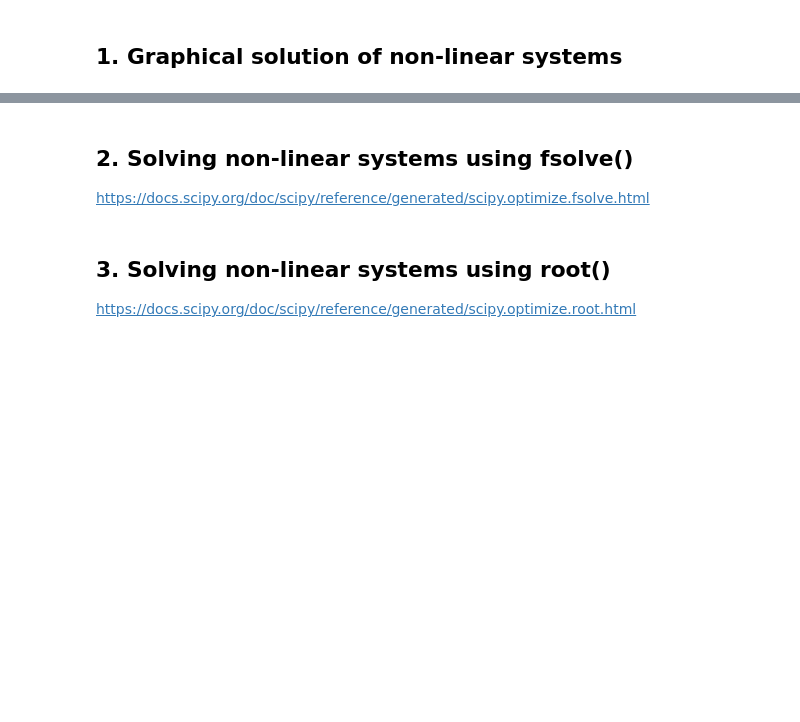
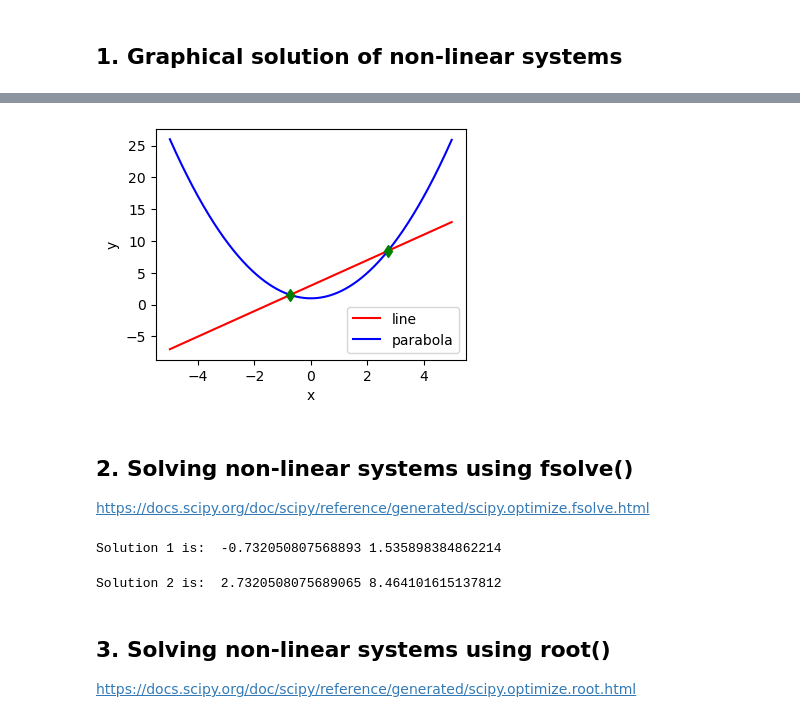
Before and after one commit to wbandabarragan/computational-physics-1, a Jupyter notebook: unit-2/210-non-linear-systems.ipynb, the cells around one changed output, grey strips where cells are left out. Drawn from its saved outputs; the diff is of its cells as text; code cells hidden in the pictures; blank space fills up the shorter version.

```diff
--- a/unit-2/210-non-linear-systems.ipynb
+++ b/unit-2/210-non-linear-systems.ipynb
@@ -12,3 +57,22 @@ $y = x^2 +1$
+# %%
+# 5. Plotting with the solutions
+plt.figure(figsize=(4,3))
+
+plt.plot(x, y_1, color = "red", label = "line")
+plt.plot(x, y_2, color = "blue", label = "parabola")
+
+# Solutions
+plt.plot(x[idx][0], y_1[idx][0], color = "green", marker = "d")
+plt.plot(x[idx][1], y_1[idx][1], color = "green", marker = "d")
+
+plt.xlabel(r"x")
+plt.ylabel(r"y")
+
+plt.legend()
+
+plt.show()
+# %% [output]
+[figure, added]
 # %% [markdown]
 ## 2. Solving non-linear systems using fsolve()
 
@@ -16,3 +94,19 @@ https://docs.scipy.org/doc/scipy/reference/generated/scipy.optimize.fsolve.html
+# %%
+# Call the optimisation routine
+
+x_1, y_1 = opt.fsolve(obj_function, (-1, 0))
+
+print("Solution 1 is: ", x_1, y_1)
+# %% [output]
+Solution 1 is:  -0.732050807568893 1.535898384862214
+# %%
+# Call the optimisation routine
+
+x_2, y_2 = opt.fsolve(obj_function, (3, 5))
+
+print("Solution 2 is: ", x_2, y_2)
+# %% [output]
+Solution 2 is:  2.7320508075689065 8.464101615137812
 # %% [markdown]
 ## 3. Solving non-linear systems using root()
 
```
Also changed, not shown: parts of 11 cells of this notebook.
